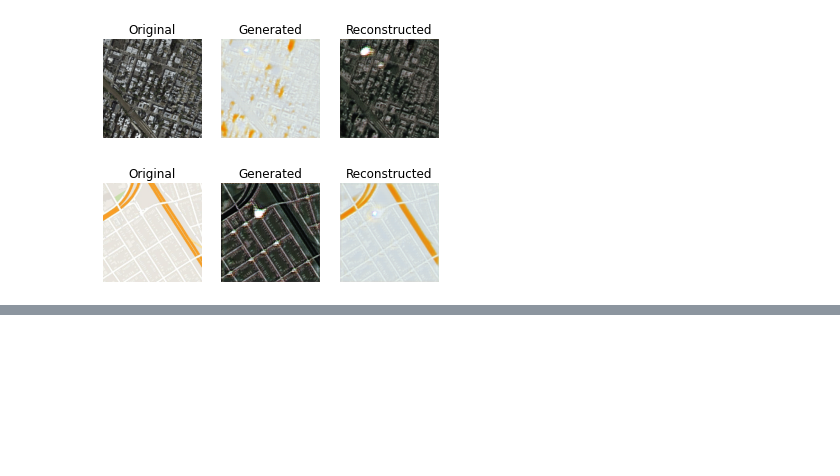
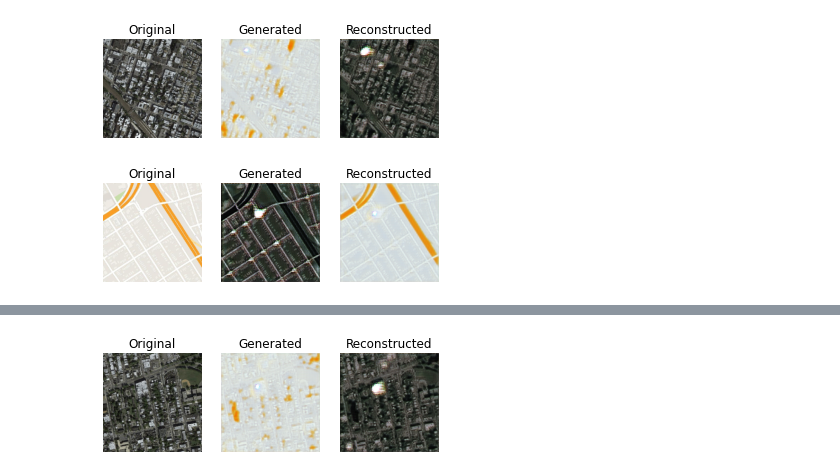
Before and after one commit to JunaedYounusKhan51/ENEL645, a Jupyter notebook: Assignment-3/cyclegan.ipynb, the cells around one changed output, grey strips where cells are left out. Saved outputs shown, nothing was run; the diff lists cells and outputs as text; code cells hidden in the pictures; blank space fills up the shorter version.

```diff
--- a/Assignment-3/cyclegan.ipynb
+++ b/Assignment-3/cyclegan.ipynb
@@ -564,0 +618,14 @@ show_plot(B_real, A_generated, B_reconstructed)
+# %%
+TEST_IMG_PATH = 'datapath/maps/testA/1_A.jpg'
+test_image = keras.preprocessing.image.load_img(TEST_IMG_PATH)
+test_image = keras.preprocessing.image.img_to_array(test_image)
+test_image = keras.preprocessing.image.smart_resize(test_image, (256, 256), interpolation='bilinear')
+test_image_input = np.array([test_image])  # Convert single image to a batch.
+test_image_input = (test_image_input - 127.5) / 127.5
+
+# plot A->B->A
+monet_generated = model_AtoB.predict(test_image_input)
+photo_reconstructed = model_BtoA.predict(monet_generated)
+show_plot(test_image_input, monet_generated, photo_reconstructed)
+# %% [output]
+[figure, added]
```
Also changed, not shown: parts of 9 cells of this notebook.
